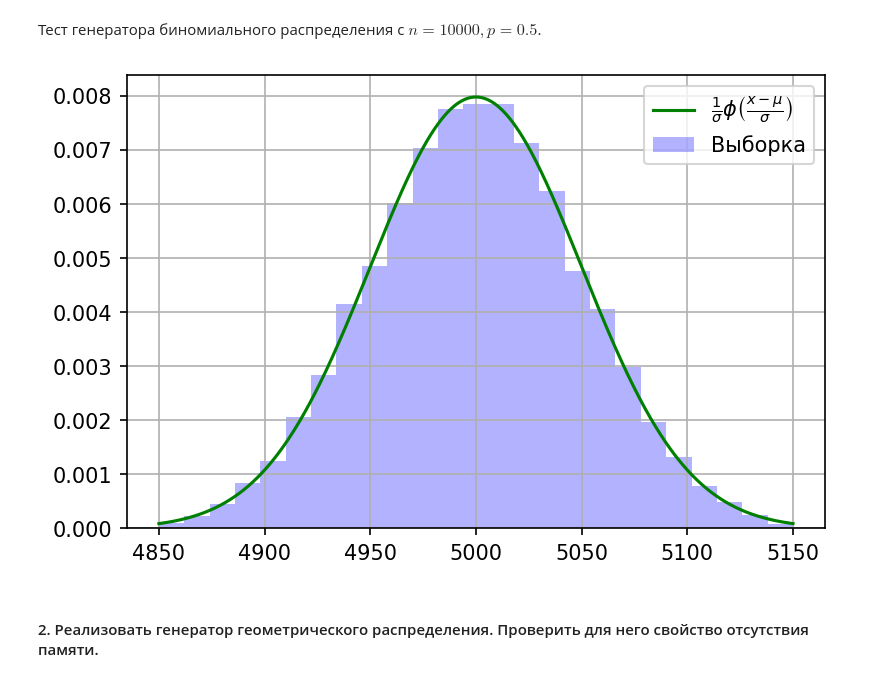
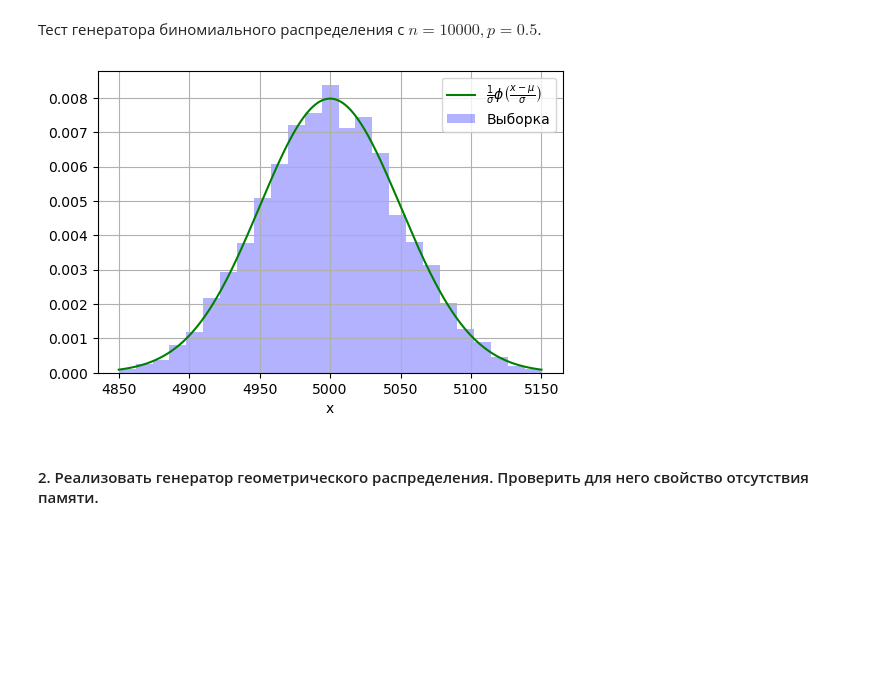
Before and after one commit to MrG1raffe/Stochastic_prac, a Jupyter notebook: StochAn_pt1.ipynb, the cells around one changed output. Cells and saved outputs as stored; diff of their text form; code cells hidden in the pictures; blank space fills up the shorter version.

```diff
--- a/StochAn_pt1.ipynb
+++ b/StochAn_pt1.ipynb
@@ -30,21 +30,19 @@ plt.show()
 # %%
 n = 10000
 p = 0.5
 
 fig, ax = plt.subplots()
-fig.dpi = 150
+fig.dpi = 100
 ax.grid(True)
 sigma = np.sqrt(n * p * (1 - p))
 mu = n * p
 ax.hist(bin_rnd(n, p, 10000), bins = 25, density = True, range=(mu - 3 * sigma, mu + 3 * sigma), color='b', alpha=0.3, label = 'Выборка')
 x = np.linspace(mu - 3 * sigma, mu + 3 * sigma, 1000)
-
+ax.set_xlabel('x')
 ax.plot(x, norm.pdf((x - mu) / sigma) / sigma, c='g', lw=1.5, label=r'$\frac{1}{\sigma}\phi\left(\frac{x - \mu}{\sigma}\right)$')
 ax.legend()
-
-fig.savefig('/home/mr_giraffe/Documents/StochAn_prac/Report/1_1.pdf', bbox_inches='tight')
 # %% [output]
-[figure, old version]
+[figure, new version]
 # %% [markdown]
 #### 2. Реализовать генератор геометрического распределения. Проверить для него свойство отсутствия памяти.
 # %% [markdown]
```
Also changed, not shown: parts of 51 cells of this notebook, 29 other files.
